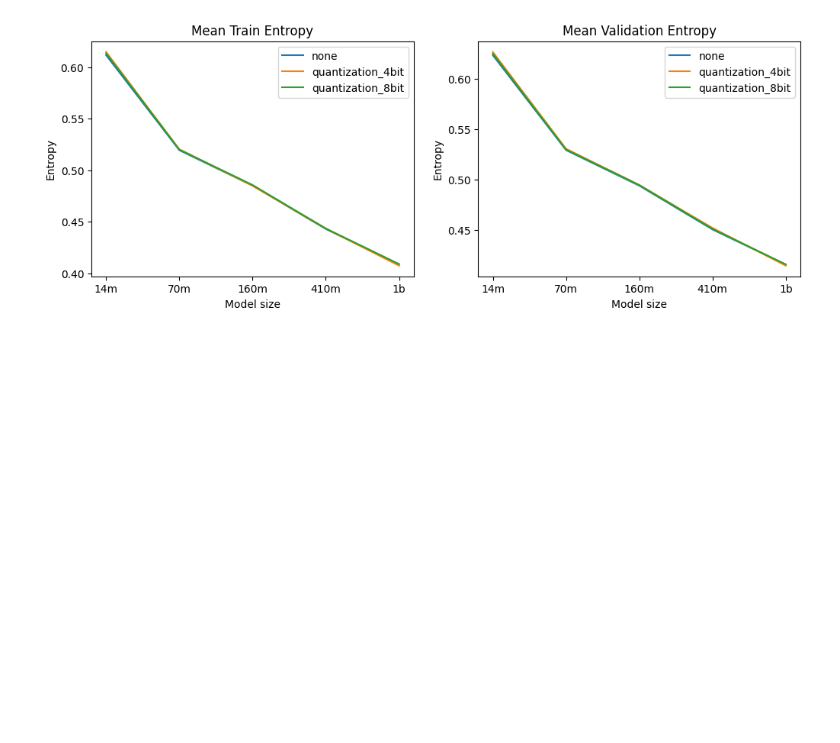
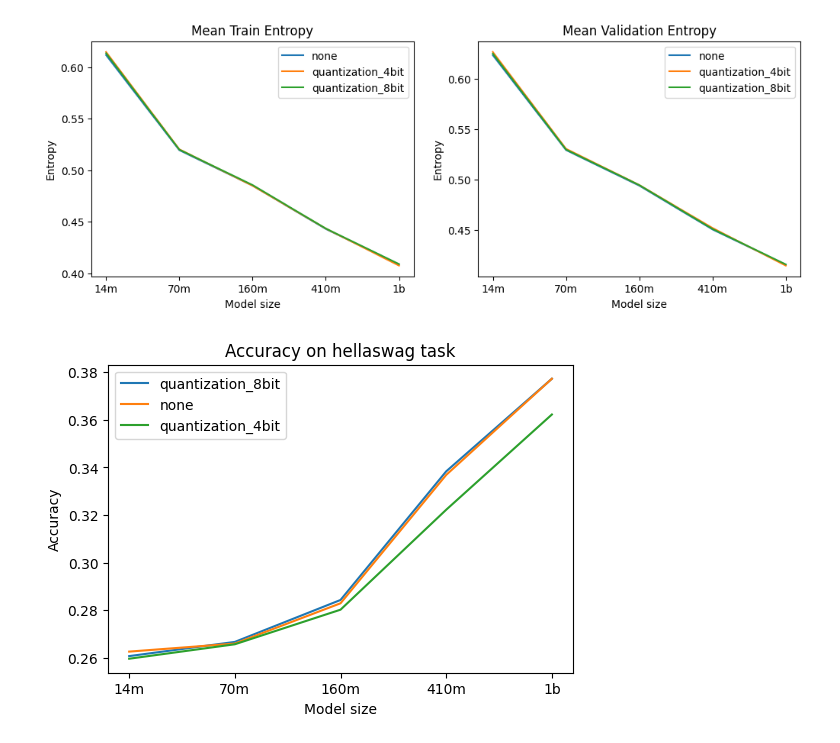
Before and after one commit to djaniak/information-bottleneck, a Jupyter notebook: notebooks/information_compression.ipynb, the cells around one changed output. Saved outputs shown, nothing was run; the diff lists cells and outputs as text; code cells hidden in the pictures; blank space fills up the shorter version.

Commit message:
llm eval and new notebook to validate quantization

```diff
--- a/notebooks/information_compression.ipynb
+++ b/notebooks/information_compression.ipynb
@@ -152,3 +151,41 @@ for _compression, _mean_entropies in mean_val_entropies.items():
     axs[1].legend()
 # %% [output]
 [figure]
+# %%
+import json
+import os
+
+lm_eval_dir = "../data/lm_eval/"
+eval_results = {}
+
+for eval_file in os.scandir(lm_eval_dir):
+    if  eval_file.name.startswith('.'):
+        continue
+    with open(eval_file, "r") as f:
+        _results = json.load(f)
+        eval_results[eval_file.name[:-5]] = _results["results"]["hellaswag"]["acc,none"]
+# %%
+import matplotlib.pyplot as plt
+
+from collections import defaultdict
+
+model_sizes = ["14m", "70m", "160m", "410m", "1b"]
+accs = defaultdict(list)
+
+for i, _size in enumerate(model_sizes):
+    _results = {k: eval_results[k] for k in eval_results.keys() if _size in k}
+    for _model, _acc in _results.items():
+        # compression can be ['none', '8bit', '4bit']
+        _compression = _model.split("-")[-1]
+        accs[_compression].append(_acc)
+
+fig, ax = plt.subplots(1, 1, figsize=(6, 4))
+
+for _compression, _acc in accs.items():
+    ax.plot(model_sizes, _acc, label=_compression)
+    ax.set_title("Accuracy on hellaswag task")
+    ax.set_xlabel("Model size")
+    ax.set_ylabel("Accuracy")
+    ax.legend()
+# %% [output]
+[figure, added]
```
Also changed, not shown: parts of 1 cell of this notebook, 4 other files.
